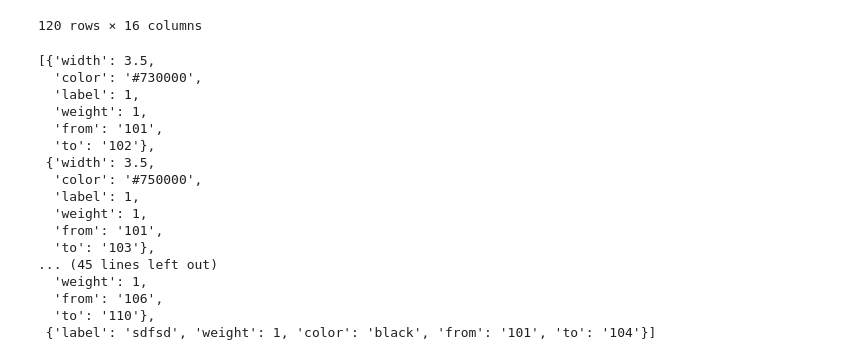
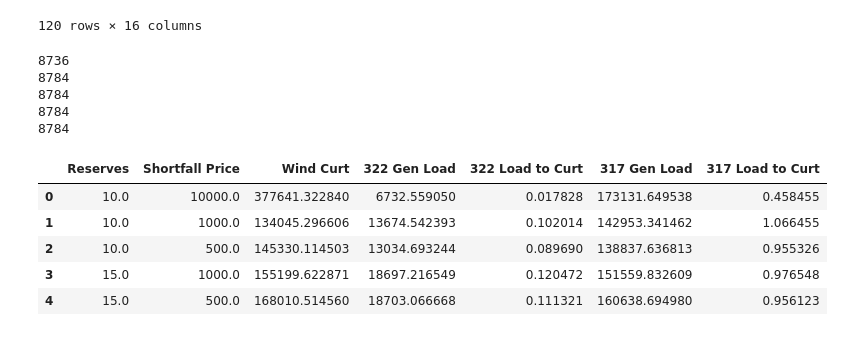
Before and after one commit to dguittet/dispatches, a Jupyter notebook: dispatches/case_studies/renewables_h2_case/prescient_analysis.ipynb, the cells around one changed output. Drawn from its saved outputs; the diff is of its cells as text; code cells hidden in the pictures.

```diff
--- a/dispatches/case_studies/renewables_h2_case/prescient_analysis.ipynb
+++ b/dispatches/case_studies/renewables_h2_case/prescient_analysis.ipynb
@@ -301,21 +302,45 @@ net.show("example.html")
 pass
-# %%
-net.edges
-# %% [output]
-[{'width': 3.5,
-  'color': '#730000',
-  'label': 1,
-  'weight': 1,
-  'from': '101',
-  'to': '102'},
- {'width': 3.5,
-  'color': '#750000',
-  'label': 1,
-  'weight': 1,
-  'from': '101',
-  'to': '103'},
-... (45 lines left out)
-  'weight': 1,
-  'from': '106',
-  'to': '110'},
- {'label': 'sdfsd', 'weight': 1, 'color': 'black', 'from': '101', 'to': '104'}]
+# %%
+from functools import reduce
+
+df_energy = pd.DataFrame(columns=["Reserves", 'Shortfall Price', "Wind Curt", '322 Gen Load', "322 Load to Curt", "317 Gen Load", '317 Load to Curt'])
+
+df_energy_timeseries = []
+
+for rts_gmlc_dir in rts_gmlc_dirs:
+    summary, gen_df = read_prescient_outputs(rts_gmlc_dir, rts_gmlc.source_data_path)
+
+    wind_df = gen_df.query('Generator == "317_WIND_1"')['Output']
+    wind_curt_df = gen_df.query('Generator == "317_WIND_1"')['Curtailment']
+    cc_df = gen_df.query('Generator == "322_CT_5"')['Dispatch'] + gen_df.query('Generator == "322_CT_6"')['Dispatch']
+    cc_df_2 = gen_df.query('Generator == "318_CC_1"')['Dispatch']
+
+    reserves = int(rts_gmlc_dir.stem.split('_w_')[1].split('_')[0]) if 'reserves' in rts_gmlc_dir.stem else 0
+    shortfall = int(rts_gmlc_dir.stem.split('reserves_')[1].split('_')[0]) if 'shortfall' in rts_gmlc_dir.stem else 10000
+
+    df_energy_ts = pd.DataFrame(index=wind_df.index)
+    df_energy_ts['317_WIND Output'] = wind_df
+    df_energy_ts['317_WIND Curtail'] = wind_curt_df
+    df_energy_ts['322_CT Output'] = cc_df
+    df_energy_ts['318_CC Output'] = cc_df_2
+    df_energy_ts['Reserves'] = reserves
+    df_energy_ts['Shortfall'] = shortfall
+    df_energy_timeseries.append(df_energy_ts)
+    print(len(df_energy_ts))
+
+    df_energy.loc[len(df_energy)] = [reserves, shortfall, wind_curt_df.sum(), cc_df.sum(), cc_df.sum() / wind_curt_df.sum(), cc_df_2.sum(), cc_df_2.sum() / wind_curt_df.sum()]
+
+df_energy_timeseries = pd.concat(df_energy_timeseries)
+df_energy
+# %% [output]
+8736
+8784
+8784
+8784
+8784
+|  | Reserves | Shortfall Price | Wind Curt | 322 Gen Load | 322 Load to Curt | 317 Gen Load | 317 Load to Curt |
+| 0 | 10.0 | 10000.0 | 377641.322840 | 6732.559050 | 0.017828 | 173131.649538 | 0.458455 |
+| 1 | 10.0 | 1000.0 | 134045.296606 | 13674.542393 | 0.102014 | 142953.341462 | 1.066455 |
+| 2 | 10.0 | 500.0 | 145330.114503 | 13034.693244 | 0.089690 | 138837.636813 | 0.955326 |
+| 3 | 15.0 | 1000.0 | 155199.622871 | 18697.216549 | 0.120472 | 151559.832609 | 0.976548 |
+| 4 | 15.0 | 500.0 | 168010.514560 | 18703.066668 | 0.111321 | 160638.694980 | 0.956123 |
```
Also changed, not shown: parts of 16 cells of this notebook, 1 other file.
